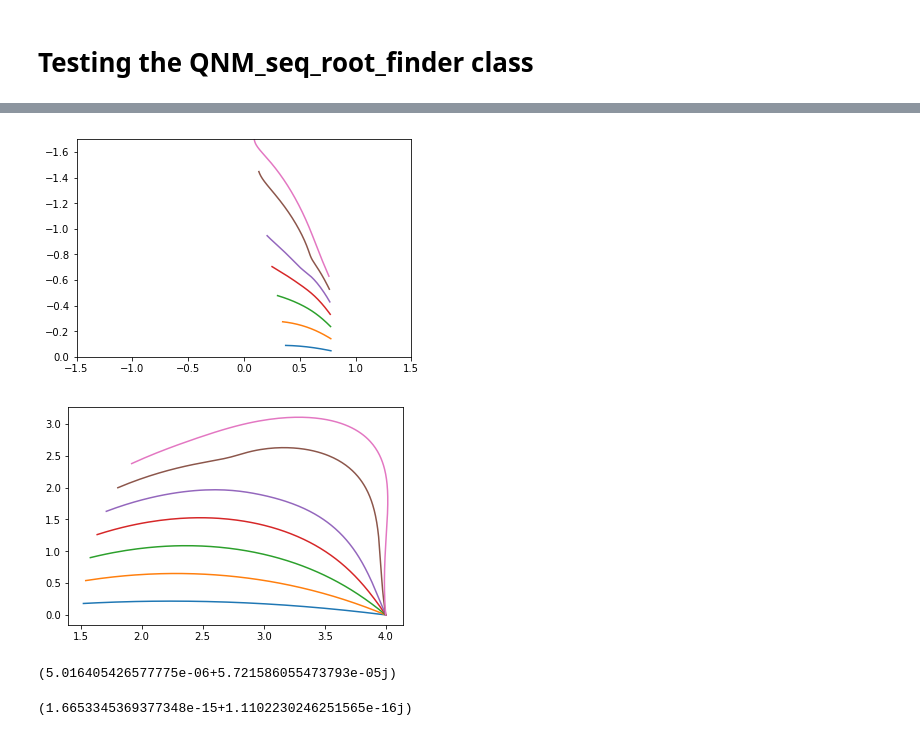
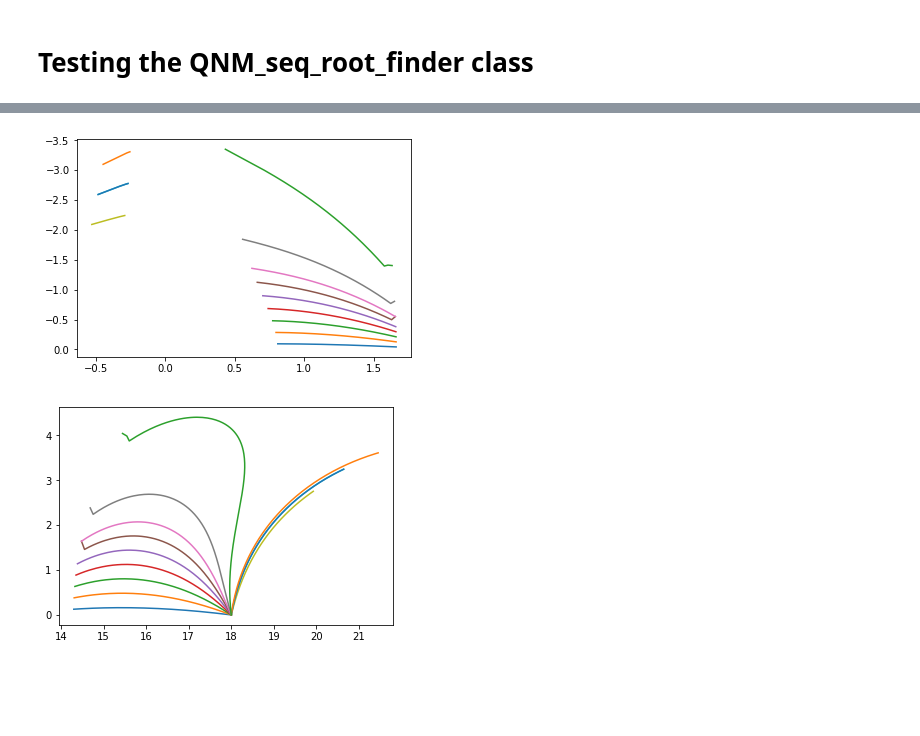
Before and after one commit to duetosymmetry/qnm, a Jupyter notebook: Experiment.ipynb, the cells around one changed output, grey strips where cells are left out. Cells and saved outputs as stored; diff of their text form; code cells hidden in the pictures; blank space fills up the shorter version.

```diff
--- a/Experiment.ipynb
+++ b/Experiment.ipynb
@@ -182,10 +187,11 @@ print(np.abs(o1-o2))
 # %%
-a_max = .97
+a_max = .98
+tol=1e-10
 
-ns=np.arange(0,7)
+ns=np.arange(0,13)
 s=-2
-l=2
-m=2
+l=4
+m=4
 seqs = [None] * len(ns)
 for n in ns:
     seqs[n] = QNM_root_finder.QNM_seq_root_finder(n=n, a_max=a_max, delta_a=5e-3, s=s, l=l, m=m)
@@ -201,35 +210,15 @@ n=6, l=2, started from guess omega=(0.288053130586-1.79586382153j), found omega=
 # %%
 for n in ns:
     plt.plot(np.real(seqs[n].omega), np.imag(seqs[n].omega))
-plt.xlim(-1.5, 1.5)
-plt.ylim(-1.7,0.)
+#plt.xlim(-1.5, 1.5)
+#plt.ylim(-1.7,0.)
 plt.gca().invert_yaxis()
 plt.show()
 # %% [output]
-[figure, old version]
+[figure, new version]
 # %%
 for n in ns:
     plt.plot(np.real(seqs[n].A), np.imag(seqs[n].A))
 plt.show()
 # %% [output]
-[figure, old version]
+[figure, new version]
-# %%
-ni = 2
-ai = 110
-seqs[ni].solver.set_params(omega_guess=seqs[ni].omega[ai], A_closest_to=seqs[ni].A[ai], Nr=300)
-o1 = seqs[ni].solver.do_solve()
-seqs[ni].solver.set_params(Nr=301)
-o2 = seqs[ni].solver.do_solve()
-print(o1-o2)
-# %% [output]
-(5.016405426577775e-06+5.721586055473793e-05j)
-# %%
-ni = 5
-ai = 180
-seqs[ni].solver.set_params(omega_guess=seqs[ni].omega[ai], A_closest_to=seqs[ni].A[ai], l_max=20)
-o1 = seqs[ni].solver.do_solve()
-seqs[ni].solver.set_params(l_max=21)
-o2 = seqs[ni].solver.do_solve()
-print(o1-o2)
-# %% [output]
-(1.6653345369377348e-15+1.1102230246251565e-16j)
```
Also changed, not shown: parts of 10 cells of this notebook, 4 other files.
